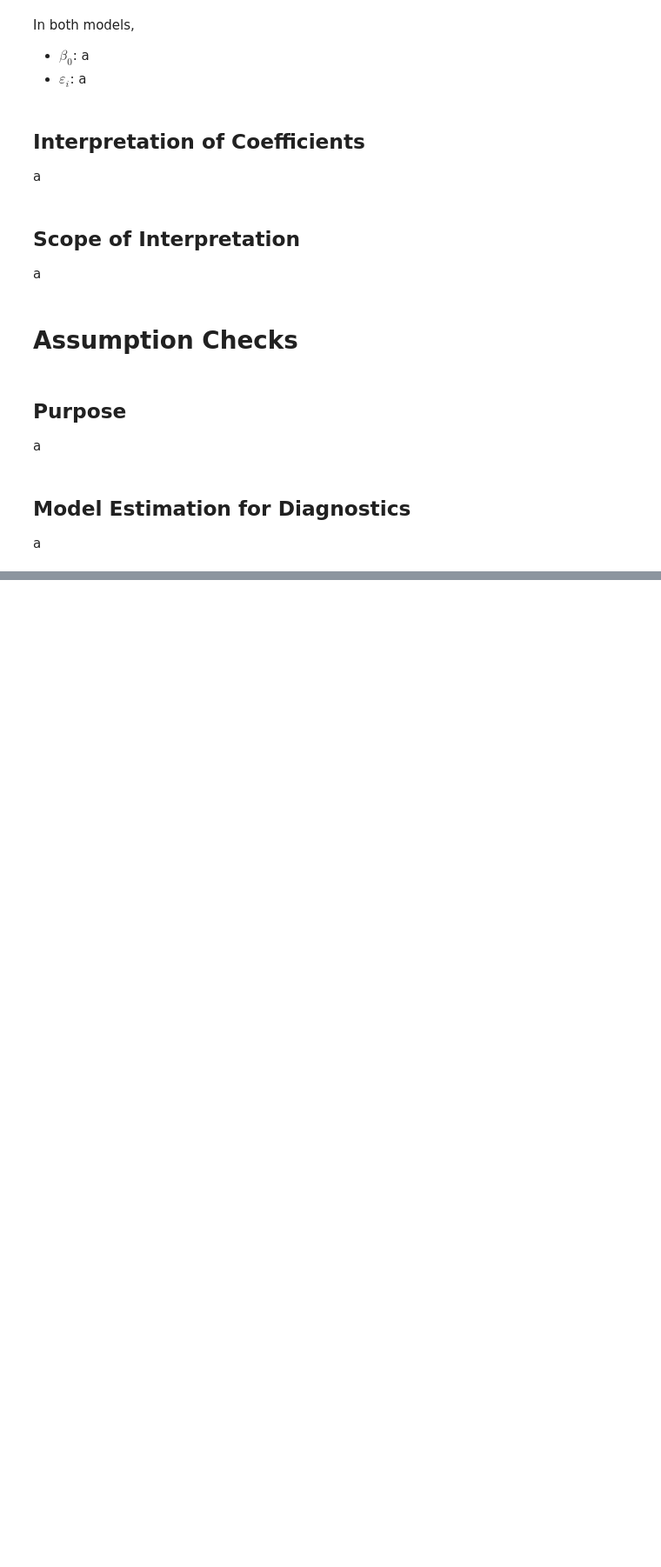
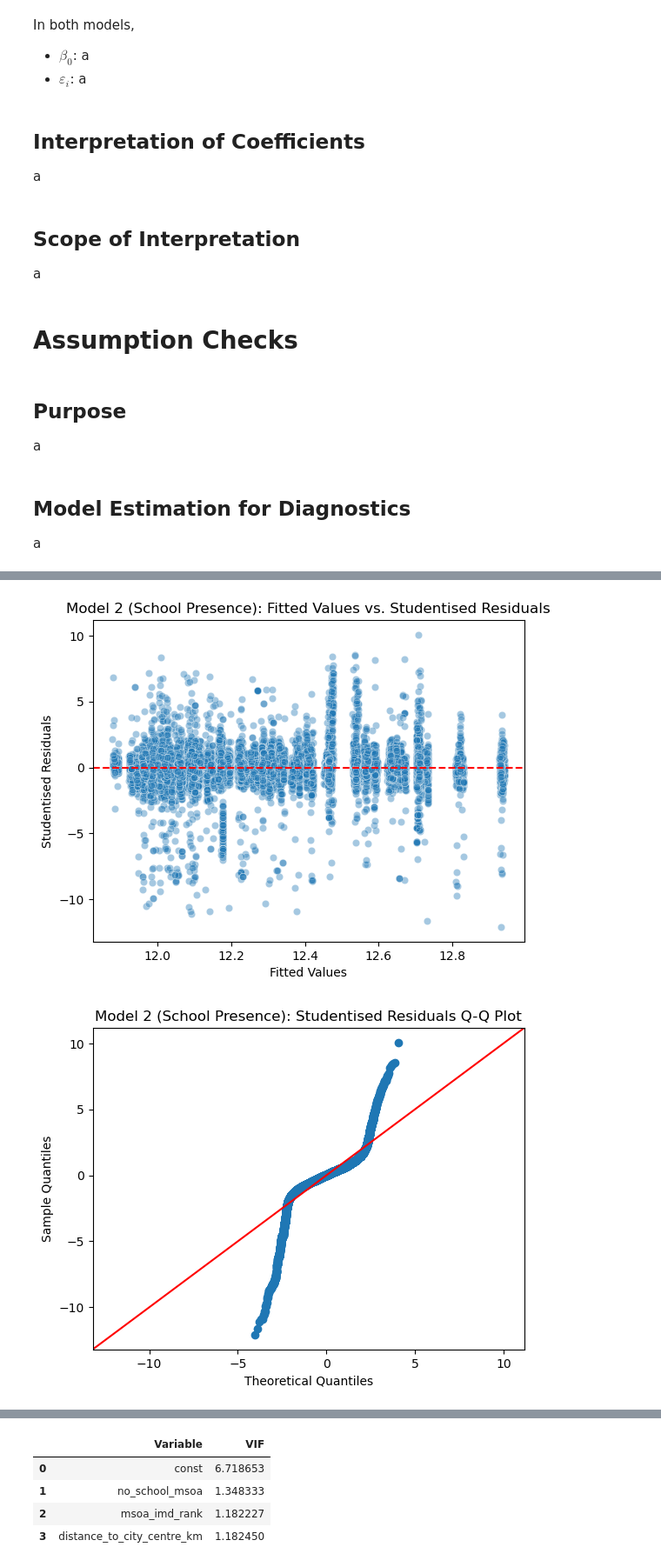
Before and after one commit to jonathanskuy/manchester-property-vs-education, a Jupyter notebook: notebooks/manchester_property_vs_education.ipynb, the cells around one changed output, grey strips where cells are left out. Shown at 87% size. Drawn from its saved outputs; the diff is of its cells as text; code cells hidden in the pictures; blank space fills up the shorter version.

```diff
--- a/notebooks/manchester_property_vs_education.ipynb
+++ b/notebooks/manchester_property_vs_education.ipynb
@@ -1518,0 +1568,7 @@ residuals_school_presence = model_school_presence.resid
+# %%
+# Running diagnostics on model 2 for assumption checks
+
+run_diagnostics(model_school_presence, X2, 'Model 2 (School Presence)')
+# %% [output]
+[figure, added]
+[figure, added]
@@ -1518,0 +1576,5 @@ residuals_school_presence = model_school_presence.resid
+|  | Variable | VIF |
+| 0 | const | 6.718653 |
+| 1 | no_school_msoa | 1.348333 |
+| 2 | msoa_imd_rank | 1.182227 |
+| 3 | distance_to_city_centre_km | 1.182450 |
```
Also changed, not shown: parts of 7 cells of this notebook.
